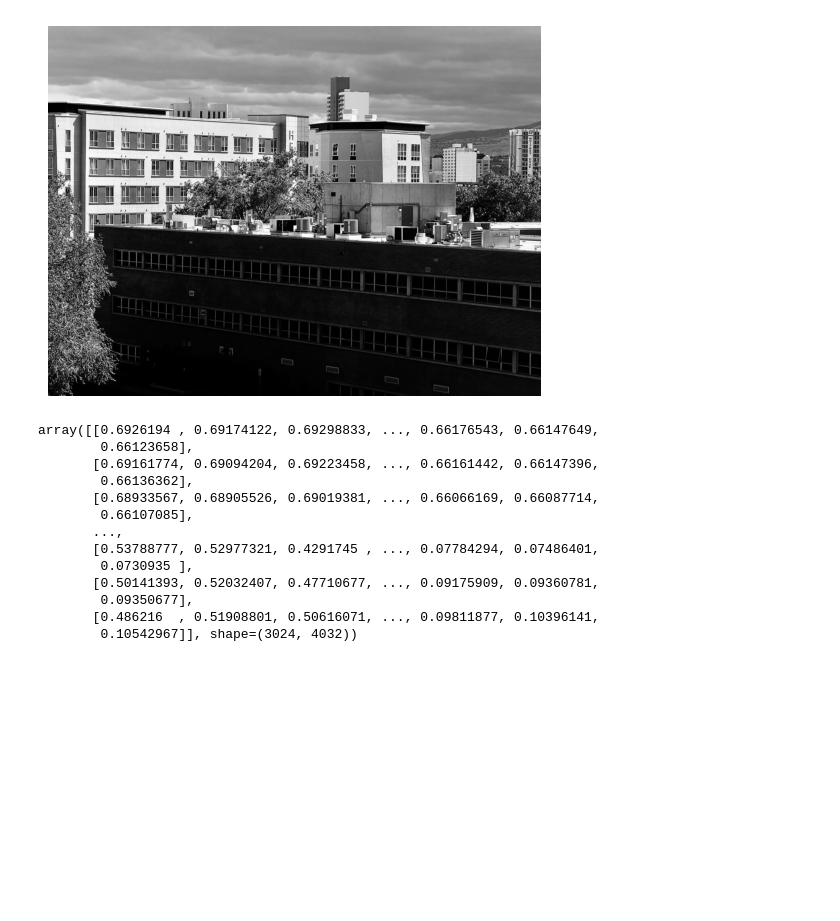
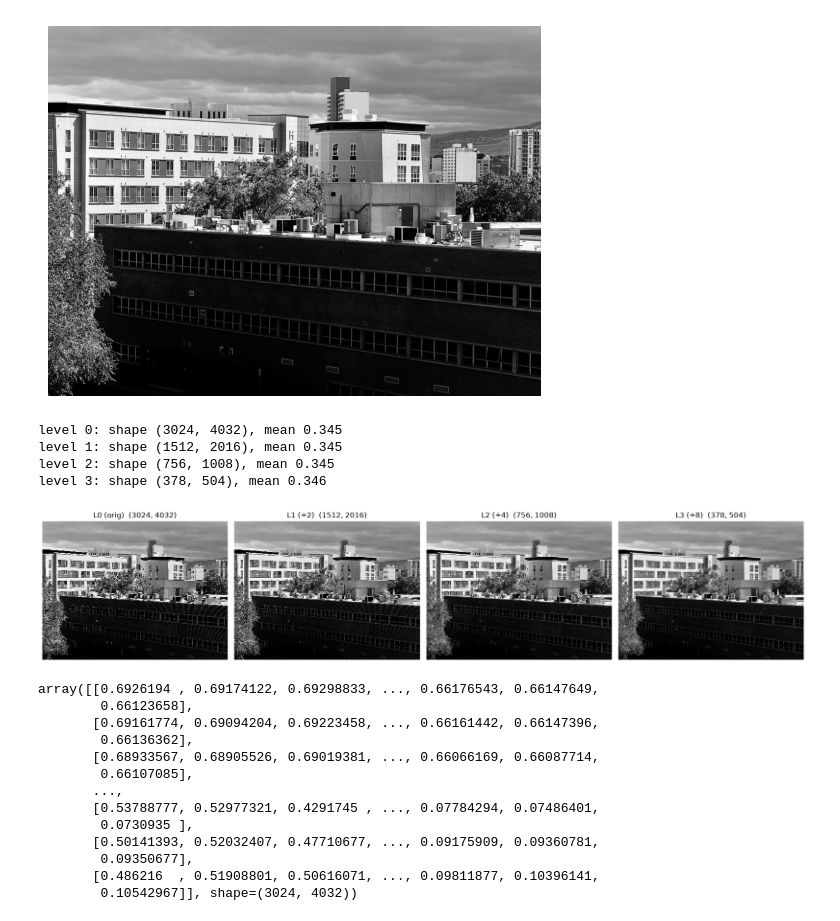
Before and after one commit to bdsh-14/unr-ee681-image-analysis, a Jupyter notebook: HW1/assignment1.ipynb, the cells around one changed output. Drawn from its saved outputs; the diff is of its cells as text; code cells hidden in the pictures; blank space fills up the shorter version.

```diff
--- a/HW1/assignment1.ipynb
+++ b/HW1/assignment1.ipynb
@@ -151,3 +175,34 @@ display_gray_image(buildingsGray)
+# %%
+# Pyramid
+def gaussian_pyramid(gray, levels=4, sigma=1.0):
+    """Returns [level0, level1, ..., level_{levels-1}].
+       level0 = original, level_{n+1} = downsample(blur(level_n))."""
+    pyr = [gray]
+    cur = gray
+    for _ in range(levels - 1):
+        blurred = gaussian_filter_np(cur, sigma=sigma, mode="reflect")
+        # downsample by 2 — take every other row/col
+        cur = blurred[::2, ::2]
+        pyr.append(cur)
+    return pyr
+
+pyr = gaussian_pyramid(buildingsGray, levels=4, sigma=1.0)
+for i, lvl in enumerate(pyr):
+    print(f"level {i}: shape {lvl.shape}, mean {lvl.mean():.3f}")
+# %% [output]
+level 0: shape (3024, 4032), mean 0.345
+level 1: shape (1512, 2016), mean 0.345
+level 2: shape (756, 1008), mean 0.345
+level 3: shape (378, 504), mean 0.346
+# %%
+fig, axes = plt.subplots(1, 4, figsize=(18, 5))
+for ax, lvl, name in zip(axes, pyr, ["L0 (orig)", "L1 (÷2)", "L2 (÷4)", "L3 (÷8)"]):
+    ax.imshow(lvl, cmap="gray", vmin=0, vmax=1, interpolation="nearest")
+    ax.set_title(f"{name}  {lvl.shape}")
+    ax.axis("off")
+fig.tight_layout(); plt.show()
+# %% [output]
+[figure, added]
 # %%
 from scipy.ndimage import gaussian_filter
 
```
Also changed, not shown: parts of 3 cells of this notebook, 1 other file.
